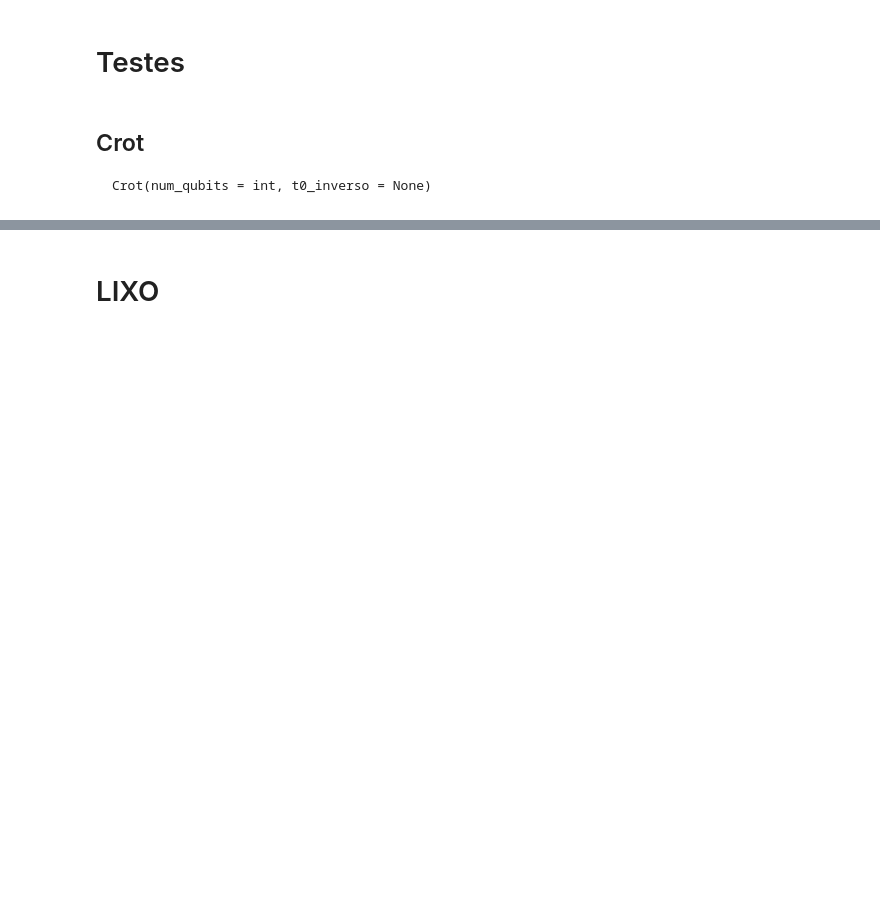
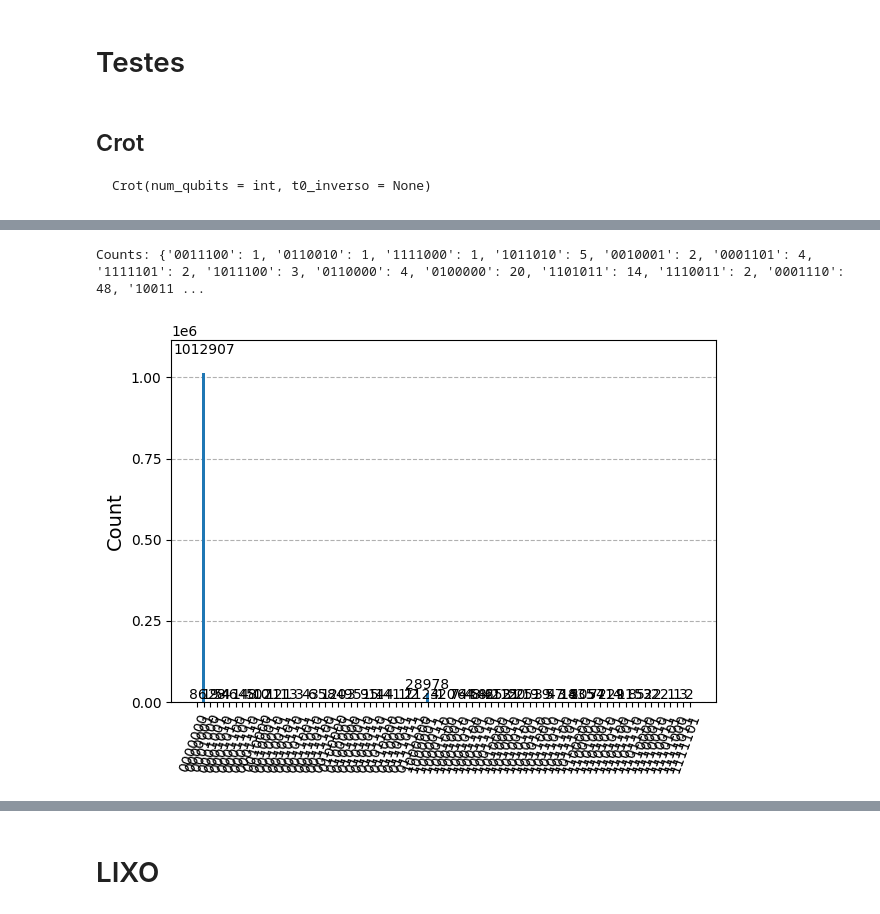
Before and after one commit to LucioFassarella/Qiskit, a Jupyter notebook: Qiskit_HHL.ipynb, the cells around one changed output, grey strips where cells are left out. Saved outputs shown, nothing was run; the diff lists cells and outputs as text; code cells hidden in the pictures; blank space fills up the shorter version.

```diff
--- a/Qiskit_HHL.ipynb
+++ b/Qiskit_HHL.ipynb
@@ -818,0 +999,11 @@ a_div_t1_estimado: 0.3223291856101521. Bits: 0.0101001010.
+# %%
+qc.measure_all()
+
+shots = 2**20
+counts = Simulador(qc, aer = True, shots = shots)
+print(f"Counts: {counts}")
+
+plot_histogram(counts)
+# %% [output]
+Counts: {'0011100': 1, '0110010': 1, '1111000': 1, '1011010': 5, '0010001': 2, '0001101': 4, '1111101': 2, '1011100': 3, '0110000': 4, '0100000': 20, '1101011': 14, '1110011': 2, '0001110': 48, '10011 ...
+[figure, added]
```
Also changed, not shown: parts of 18 cells of this notebook.
